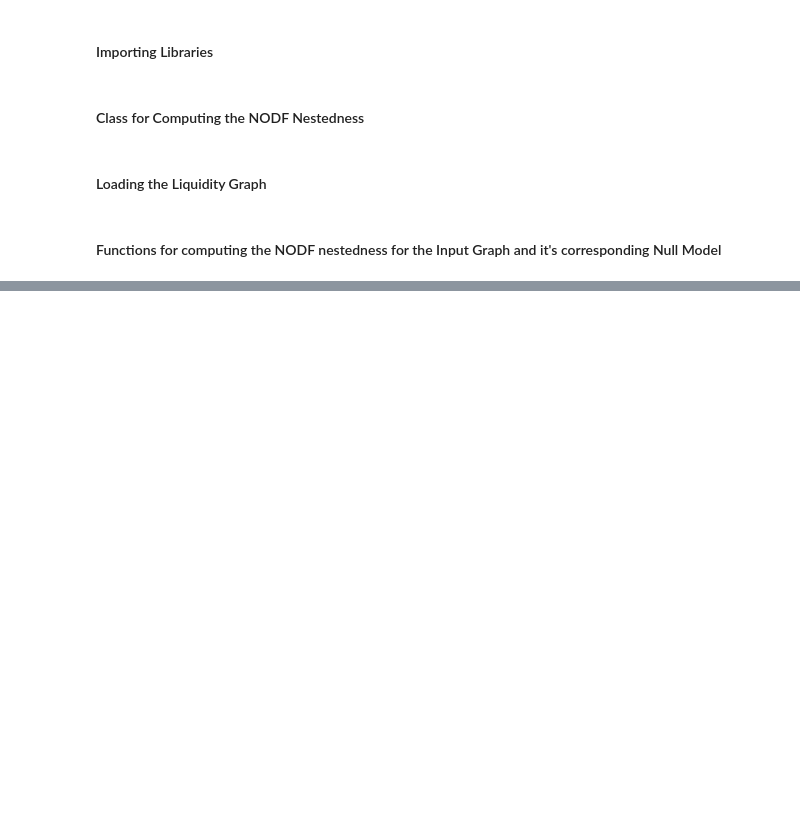
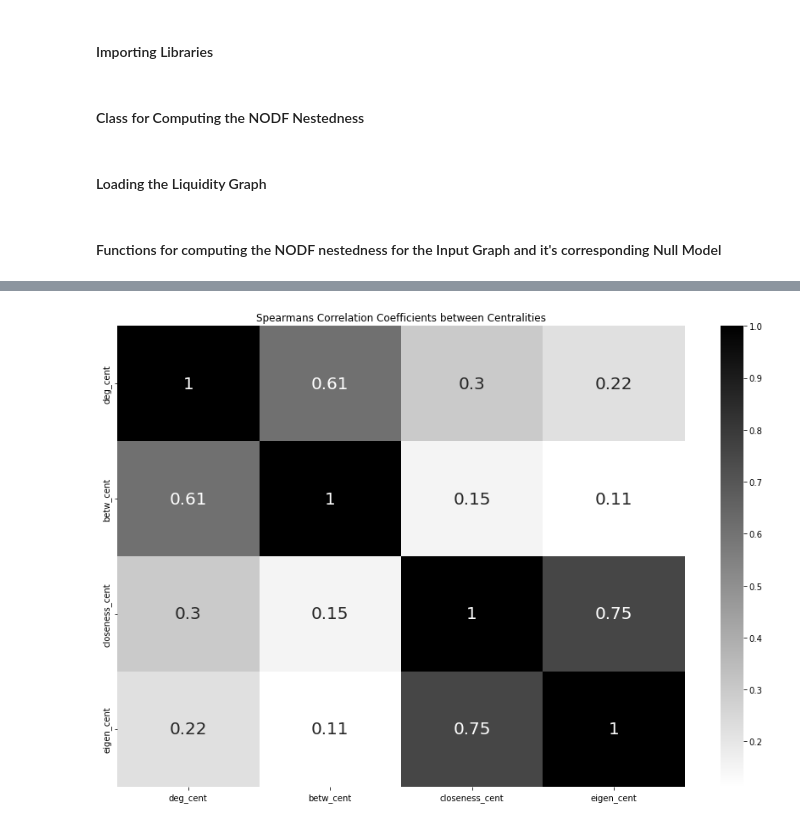
Before and after one commit to tanmaychimurkar/ns_final_project, a Jupyter notebook: nestedness.ipynb, the cells around one changed output, grey strips where cells are left out. Cells and saved outputs as stored; diff of their text form; code cells hidden in the pictures; blank space fills up the shorter version.

```diff
--- a/nestedness.ipynb
+++ b/nestedness.ipynb
@@ -186,0 +206,3 @@ plt.show()
+# %%
+sorted_centrality_list = centrality_properties()
+sorted_centrality_list
@@ -186,0 +223,9 @@ plt.show()
+# %%
+df=sorted_centrality_list
+fig, ax = plt.subplots(figsize=(15,10))
+corr = df.corr(method = 'spearman')
+sns.heatmap(corr, annot = True, cmap="binary", annot_kws={'size': 20})
+plt.title("Spearman's Correlation Coefficients between Centralities")
+#fig.savefig("corr_heatmap.pdf", format="pdf")
+# %% [output]
+[figure, added]
```
Also changed, not shown: parts of 10 cells of this notebook.
